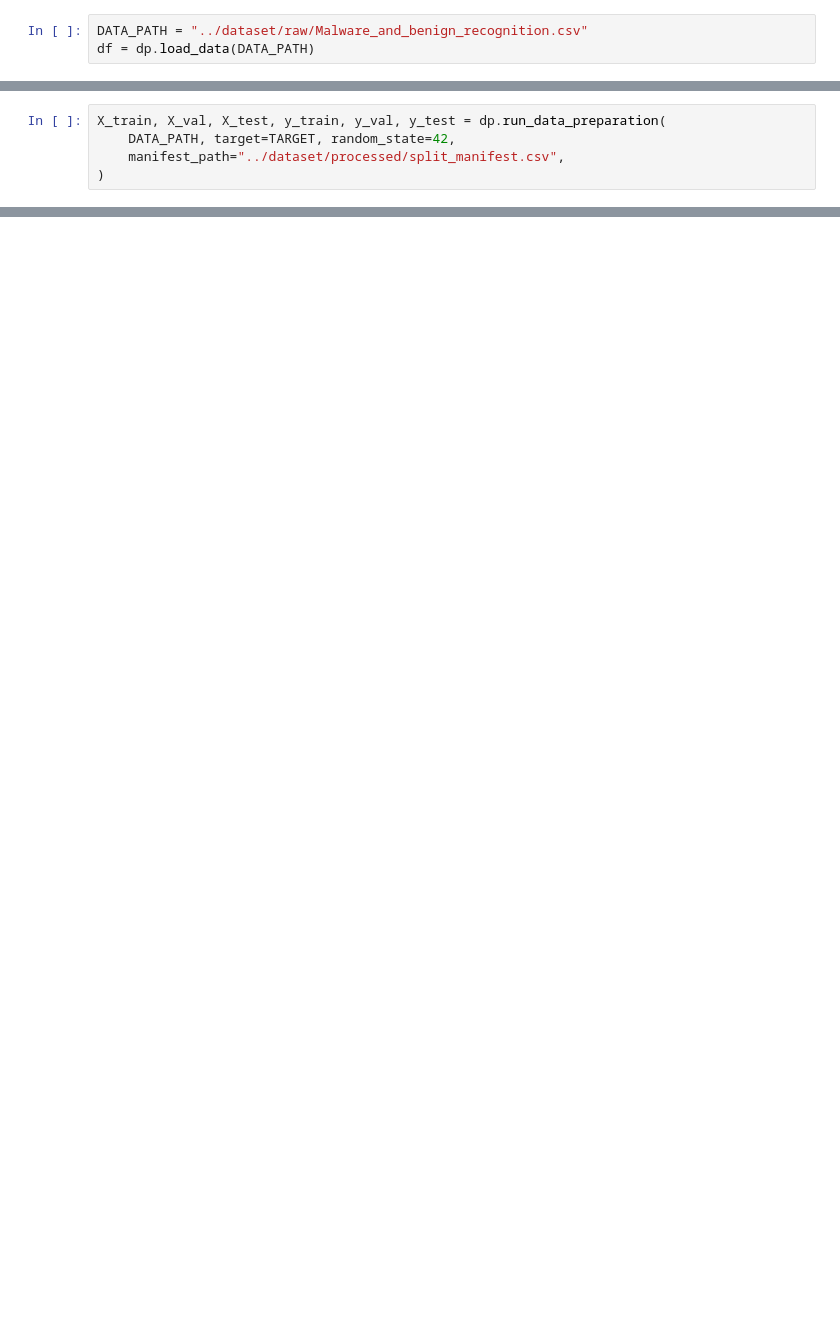
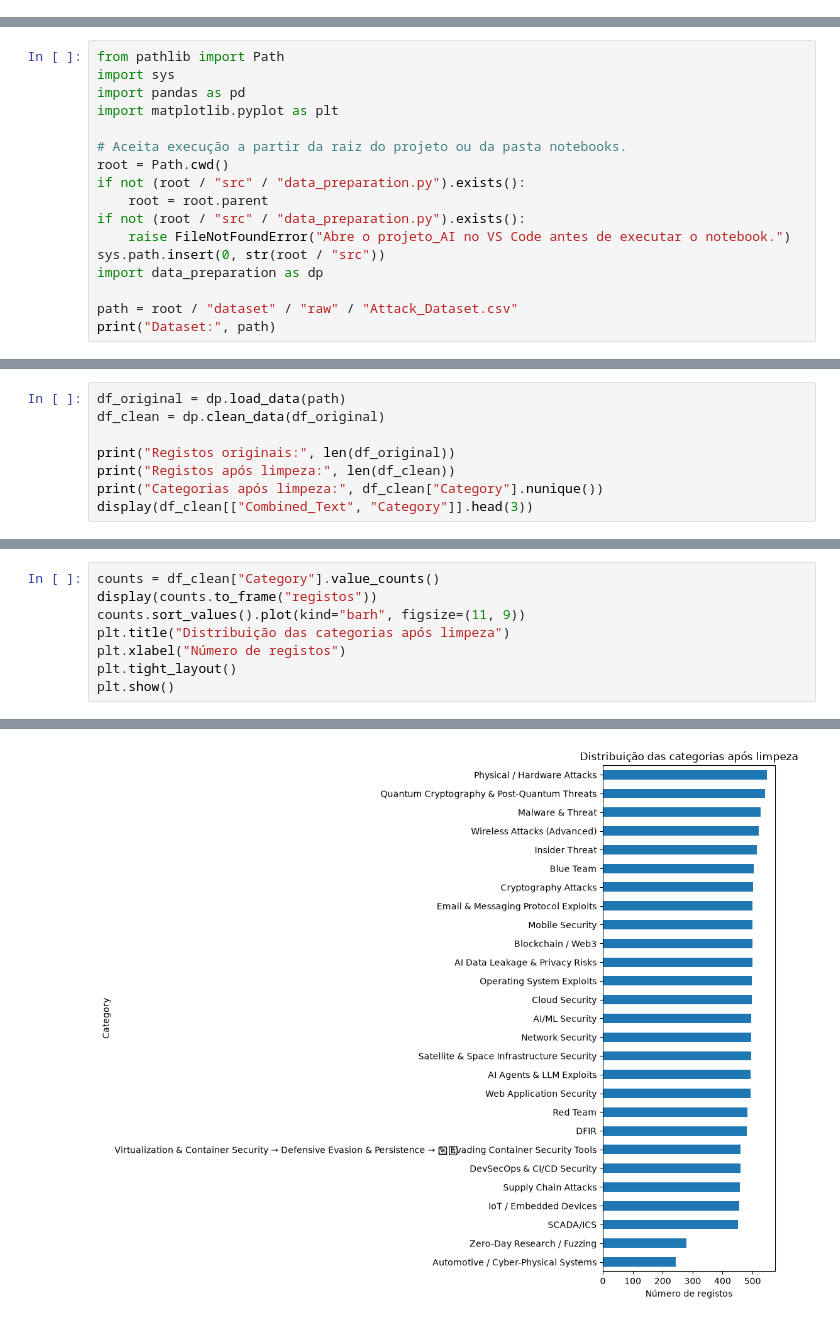
Before and after one commit to Thiago-ferreira-cyber/Projeto-IAAC, a Jupyter notebook: notebooks/02_data_preparation.ipynb, the cells around one changed output, grey strips where cells are left out. Drawn from its saved outputs; the diff is of its cells as text; blank space fills up the shorter version.

Commit message:
feat: integra notebooks e modelo Linear SVM do Ivan

```diff
--- a/notebooks/02_data_preparation.ipynb
+++ b/notebooks/02_data_preparation.ipynb
@@ -13,3 +0,0 @@ import data_preparation as dp
-# %%
-DATA_PATH = "../dataset/raw/Malware_and_benign_recognition.csv"
-df = dp.load_data(DATA_PATH)
@@ -32,5 +0,0 @@ X, y = dp.split_features_target(df_clean, TARGET)
-# %%
-X_train, X_val, X_test, y_train, y_val, y_test = dp.run_data_preparation(
-    DATA_PATH, target=TARGET, random_state=42,
-    manifest_path="../dataset/processed/split_manifest.csv",
-)
@@ -44,0 +13,17 @@ X_train, X_val, X_test, y_train, y_val, y_test = dp.run_data_preparation(
+# %%
+from pathlib import Path
+import sys
+import pandas as pd
+import matplotlib.pyplot as plt
+
+# Aceita execução a partir da raiz do projeto ou da pasta notebooks.
+root = Path.cwd()
+if not (root / "src" / "data_preparation.py").exists():
+    root = root.parent
+if not (root / "src" / "data_preparation.py").exists():
+    raise FileNotFoundError("Abre o projeto_AI no VS Code antes de executar o notebook.")
+sys.path.insert(0, str(root / "src"))
+import data_preparation as dp
+
+path = root / "dataset" / "raw" / "Attack_Dataset.csv"
+print("Dataset:", path)
@@ -44,0 +36,8 @@ X_train, X_val, X_test, y_train, y_val, y_test = dp.run_data_preparation(
+# %%
+df_original = dp.load_data(path)
+df_clean = dp.clean_data(df_original)
+
+print("Registos originais:", len(df_original))
+print("Registos após limpeza:", len(df_clean))
+print("Categorias após limpeza:", df_clean["Category"].nunique())
+display(df_clean[["Combined_Text", "Category"]].head(3))
@@ -44,0 +59,9 @@ X_train, X_val, X_test, y_train, y_val, y_test = dp.run_data_preparation(
+# %%
+counts = df_clean["Category"].value_counts()
+display(counts.to_frame("registos"))
+counts.sort_values().plot(kind="barh", figsize=(11, 9))
+plt.title("Distribuição das categorias após limpeza")
+plt.xlabel("Número de registos")
+plt.tight_layout()
+plt.show()
+# %% [output]
@@ -44,0 +86 @@ X_train, X_val, X_test, y_train, y_val, y_test = dp.run_data_preparation(
+[figure, added]
```
Also changed, not shown: parts of 25 cells of this notebook, 14 other files.
